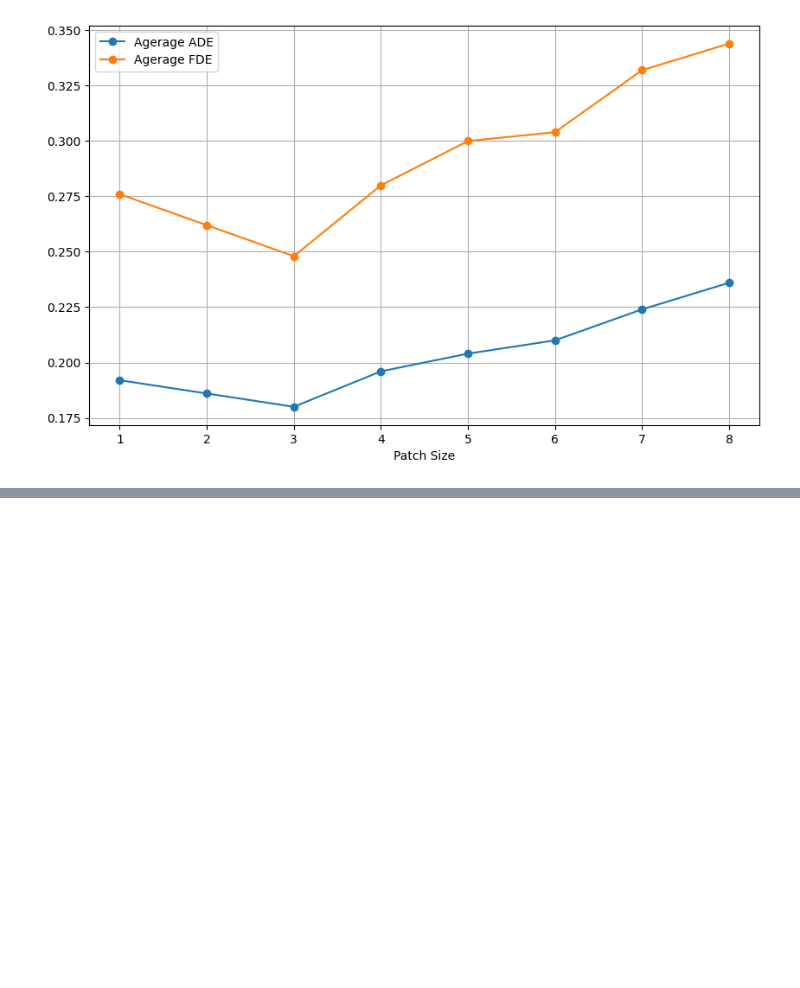
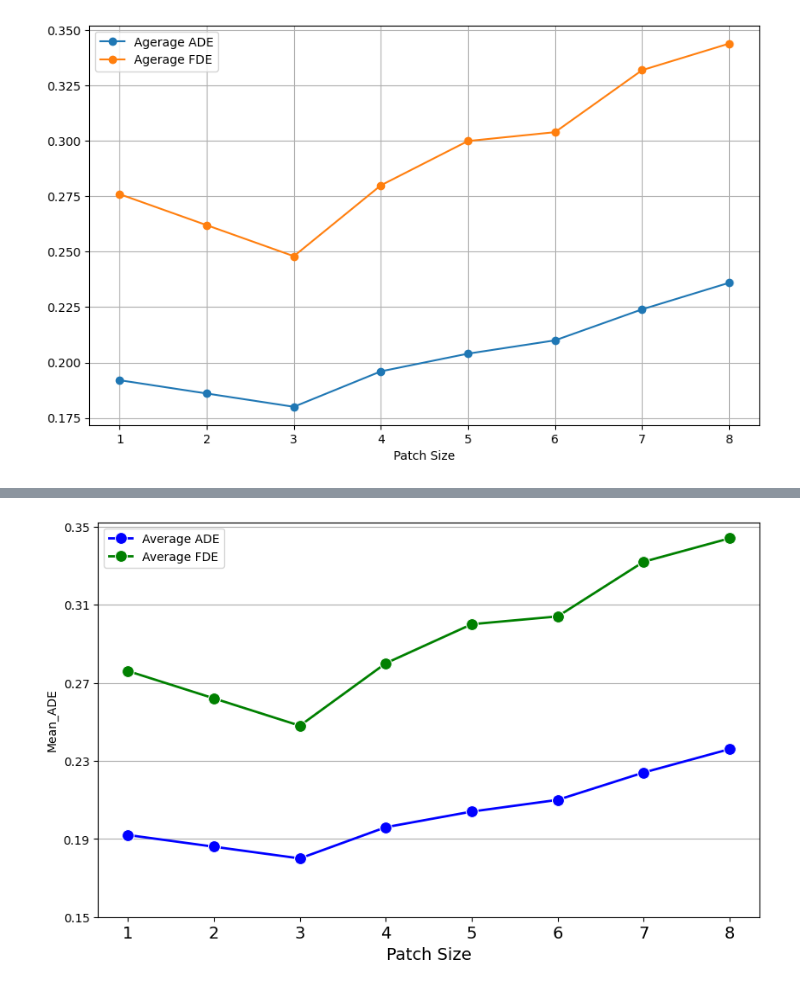
Before and after one commit to Carrotsniper/NewProject, a Jupyter notebook: figure.ipynb, the cells around one changed output, grey strips where cells are left out. Saved outputs shown, nothing was run; the diff lists cells and outputs as text; code cells hidden in the pictures; blank space fills up the shorter version.

```diff
--- a/figure.ipynb
+++ b/figure.ipynb
@@ -152,0 +167,53 @@ plt.show()
+# %%
+import seaborn as sns
+import pandas as pd
+import numpy as np
+import matplotlib.pyplot as plt
+
+# Prepare the data
+data = {
+    "patch_size": [1, 2, 3, 4, 5, 6, 7, 8],
+    "ETH_ADE": [0.41, 0.36, 0.35, 0.37, 0.37, 0.39, 0.46, 0.44],
+    "ETH_FDE": [0.57, 0.49, 0.44, 0.50, 0.51, 0.55, 0.69, 0.63],
+    "HOTEL_ADE": [0.12, 0.13, 0.11, 0.12, 0.14, 0.14, 0.14, 0.14],
+    "HOTEL_FDE": [0.17, 0.18, 0.16, 0.18, 0.22, 0.21, 0.20, 0.19],
+    "UNIV_ADE": [0.17, 0.18, 0.19, 0.21, 0.22, 0.22, 0.22, 0.27],
+    "UNIV_FDE": [0.27, 0.27, 0.28, 0.30, 0.33, 0.33, 0.33, 0.42],
+    "ZARA1_ADE": [0.15, 0.14, 0.14, 0.16, 0.16, 0.16, 0.17, 0.19],
+    "ZARA1_FDE": [0.21, 0.20, 0.20, 0.24, 0.25, 0.23, 0.25, 0.28],
+    "ZARA2_ADE": [0.11, 0.12, 0.11, 0.12, 0.13, 0.14, 0.13, 0.14],
+    "ZARA2_FDE": [0.16, 0.17, 0.16, 0.18, 0.19, 0.20, 0.19, 0.20]
+}
+
+# Convert to DataFrame
+df = pd.DataFrame(data)
+
+# Calculating the mean ADE and FDE across all datasets for each patch
+df_means = df.mean(axis=1).to_frame()
+df_means.columns = ['Mean']
+df_means['Patch'] = df['patch_size']
+df_means['Mean_ADE'] = df[['ETH_ADE', 'HOTEL_ADE', 'UNIV_ADE', 'ZARA1_ADE', 'ZARA2_ADE']].mean(axis=1)
+df_means['Mean_FDE'] = df[['ETH_FDE', 'HOTEL_FDE', 'UNIV_FDE', 'ZARA1_FDE', 'ZARA2_FDE']].mean(axis=1)
+
+# Extract the maximum values from ADE and FDE to set the y-axis limits
+max_ade = df_means['Mean_ADE'].max()
+max_fde = df_means['Mean_FDE'].max()
+max_y = max(max_ade, max_fde)  # Find the overall maximum to set a uniform scale for both
+
+# Set minimum to zero for clarity in viewing the baseline
+min_y = 0.15
+
+# Plotting the means with y-axis interval of 0.1 using seaborn
+plt.figure(figsize=(10, 6))
+sns.lineplot(data=df_means, x='Patch', y='Mean_ADE', marker='o', markersize=10, linewidth=2.0, label='Average ADE', color='b')
+sns.lineplot(data=df_means, x='Patch', y='Mean_FDE', marker='o', markersize=10, linewidth=2.0, label='Average FDE', color='g')
+
+plt.xlabel("Patch Size", fontsize=14)
+plt.xticks(df_means['Patch'], fontsize=14)  # Set the fontsize to 14 or any other size you prefer
+plt.yticks(np.arange(min_y, max_y + 0.01, 0.04))  # Setting y-ticks to increase by 0.1
+plt.legend()
+plt.gca().yaxis.grid(True)
+
+plt.show()
+# %% [output]
+[figure, added]
```
Also changed, not shown: parts of 2 cells of this notebook.
